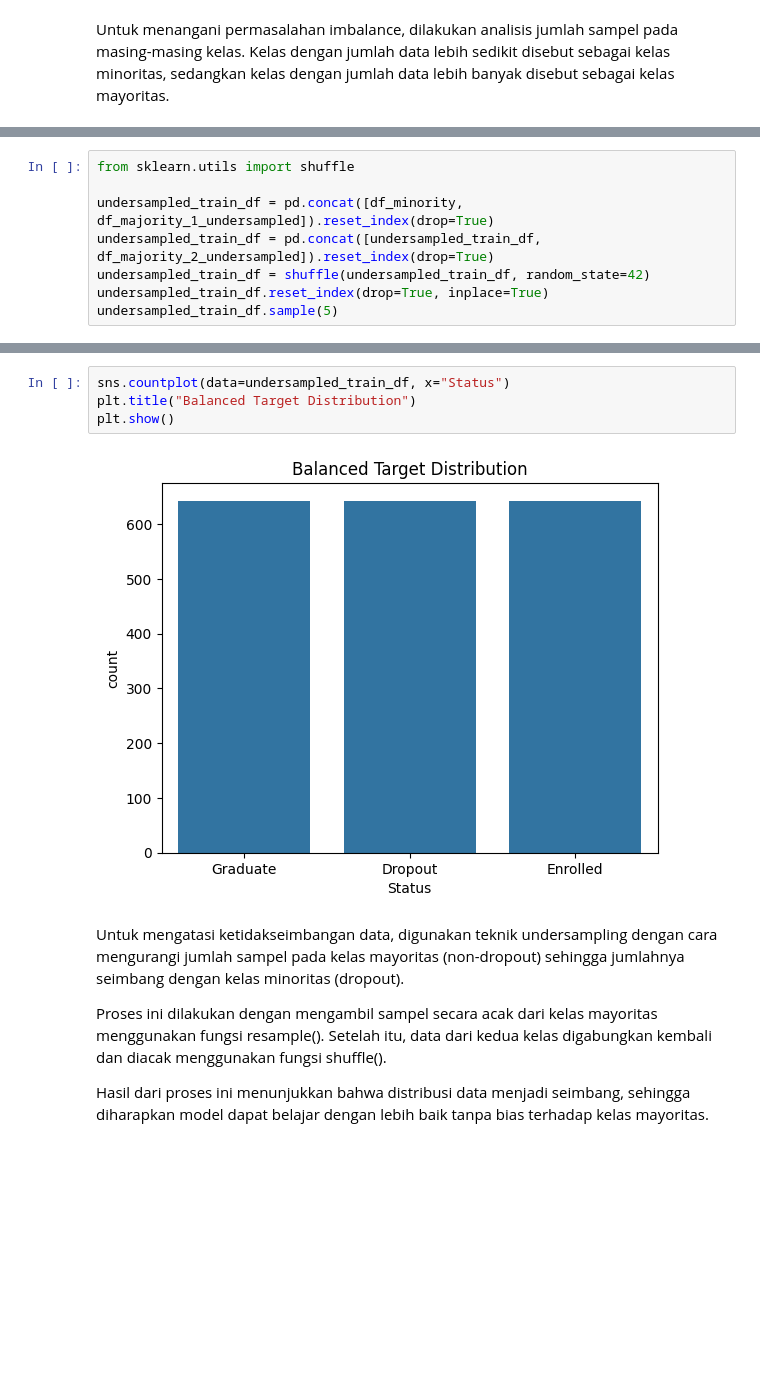
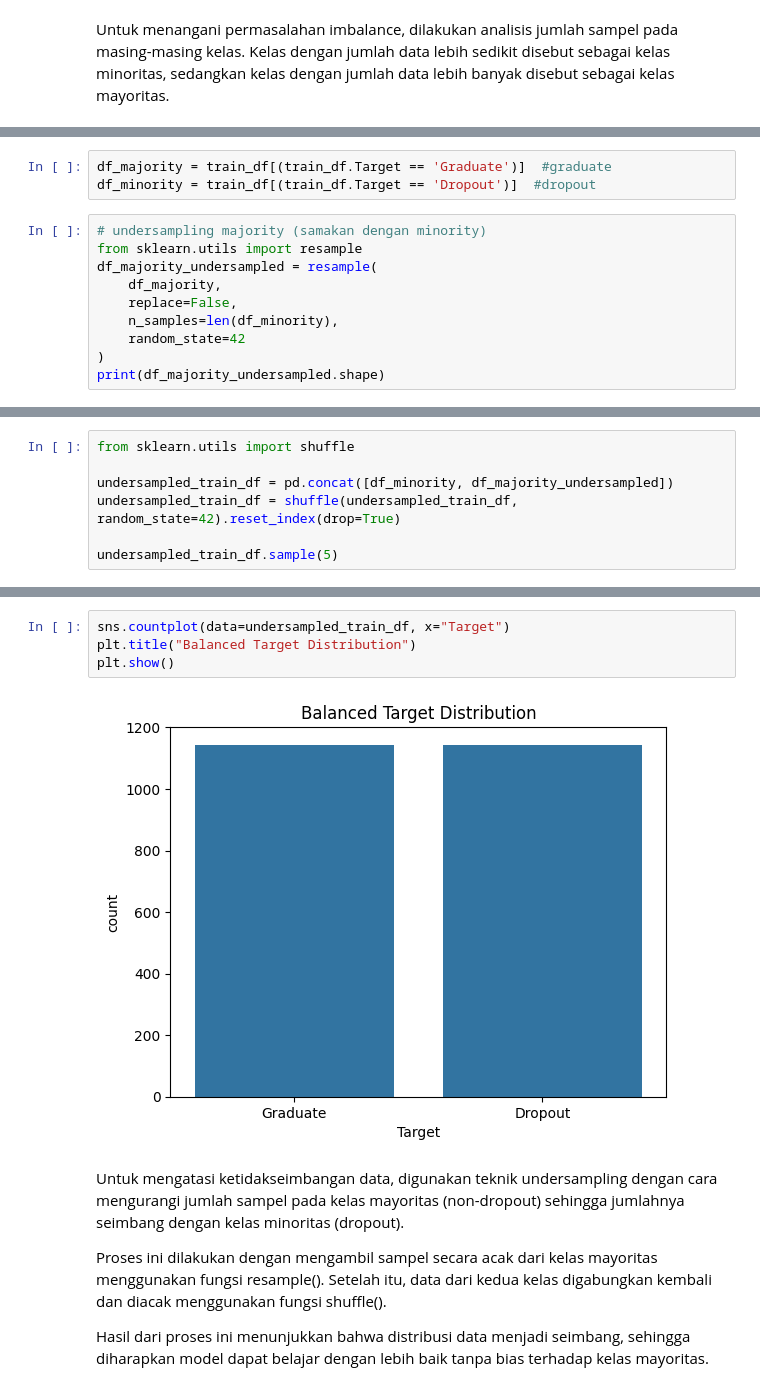
Before and after one commit to Sylfiaput12/proyek-student-dropout, a Jupyter notebook: notebook.ipynb, the cells around one changed output, grey strips where cells are left out. Saved outputs shown, nothing was run; the diff lists cells and outputs as text; blank space fills up the shorter version.

```diff
--- a/notebook.ipynb
+++ b/notebook.ipynb
@@ -437,0 +412,13 @@ print(df_majority_2_undersampled.shape)
+# %%
+df_majority = train_df[(train_df.Target == 'Graduate')]  #graduate
+df_minority = train_df[(train_df.Target == 'Dropout')]  #dropout
+# %%
+# undersampling majority (samakan dengan minority)
+from sklearn.utils import resample
+df_majority_undersampled = resample(
+    df_majority,
+    replace=False,
+    n_samples=len(df_minority),
+    random_state=42
+)
+print(df_majority_undersampled.shape)
@@ -438,10 +427,9 @@ print(df_majority_2_undersampled.shape)
 # %%
 from sklearn.utils import shuffle
 
-undersampled_train_df = pd.concat([df_minority, df_majority_1_undersampled]).reset_index(drop=True)
-undersampled_train_df = pd.concat([undersampled_train_df, df_majority_2_undersampled]).reset_index(drop=True)
-undersampled_train_df = shuffle(undersampled_train_df, random_state=42)
-undersampled_train_df.reset_index(drop=True, inplace=True)
+undersampled_train_df = pd.concat([df_minority, df_majority_undersampled])
+undersampled_train_df = shuffle(undersampled_train_df, random_state=42).reset_index(drop=True)
+
 undersampled_train_df.sample(5)
 # %% [output]
 |  | Gender | Course | Age_at_enrollment | Debtor | Marital_status | Scholarship_holder | ... |
@@ -465,9 +454,9 @@ undersampled_train_df.shape
 # %%
-sns.countplot(data=undersampled_train_df, x="Status")
+sns.countplot(data=undersampled_train_df, x="Target")
 plt.title("Balanced Target Distribution")
 plt.show()
 # %% [output]
-[figure, old version]
+[figure, new version]
 # %% [markdown]
 Untuk mengatasi ketidakseimbangan data, digunakan teknik undersampling dengan cara mengurangi jumlah sampel pada kelas mayoritas (non-dropout) sehingga jumlahnya seimbang dengan kelas minoritas (dropout).
 
```
Also changed, not shown: parts of 29 cells of this notebook, 8 other files.
